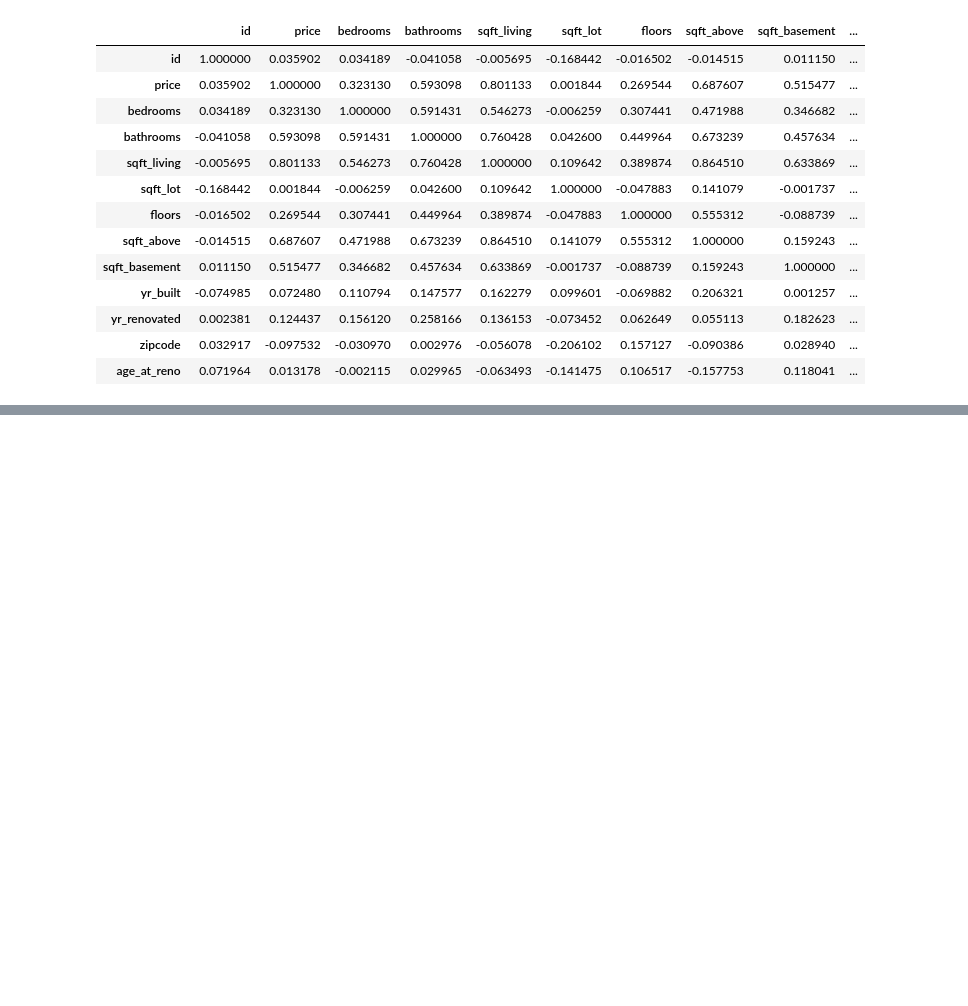
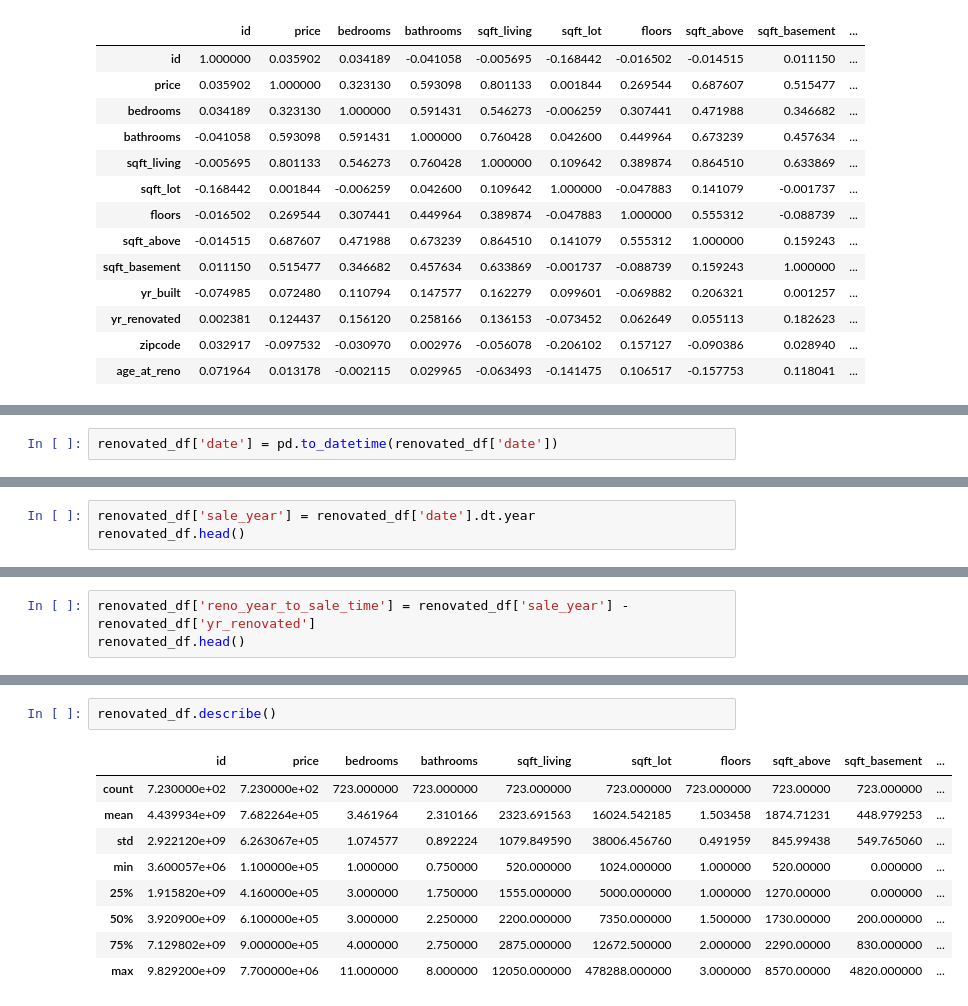
Before and after one commit to smashley-eakland/phase-2-project, a Jupyter notebook: GroupU_Project.ipynb, the cells around one changed output, grey strips where cells are left out. Saved outputs shown, nothing was run; the diff lists cells and outputs as text; blank space fills up the shorter version.

```diff
--- a/GroupU_Project.ipynb
+++ b/GroupU_Project.ipynb
@@ -300,0 +305,2 @@ renovated_df.corr()
+# %%
+renovated_df['date'] = pd.to_datetime(renovated_df['date'])
@@ -300,0 +325,3 @@ renovated_df.corr()
+# %%
+renovated_df['sale_year'] = renovated_df['date'].dt.year
+renovated_df.head()
@@ -300,0 +355,3 @@ renovated_df.corr()
+# %%
+renovated_df['reno_year_to_sale_time'] = renovated_df['sale_year'] - renovated_df['yr_renovated']
+renovated_df.head()
@@ -300,0 +365,12 @@ renovated_df.corr()
+# %%
+renovated_df.describe()
+# %% [output]
+|  | id | price | bedrooms | bathrooms | sqft_living | sqft_lot | floors | sqft_above | sqft_basement | ... |
+| count | 7.230000e+02 | 7.230000e+02 | 723.000000 | 723.000000 | 723.000000 | 723.000000 | 723.000000 | 723.00000 | 723.000000 | ... |
+| mean | 4.439934e+09 | 7.682264e+05 | 3.461964 | 2.310166 | 2323.691563 | 16024.542185 | 1.503458 | 1874.71231 | 448.979253 | ... |
+| std | 2.922120e+09 | 6.263067e+05 | 1.074577 | 0.892224 | 1079.849590 | 38006.456760 | 0.491959 | 845.99438 | 549.765060 | ... |
+| min | 3.600057e+06 | 1.100000e+05 | 1.000000 | 0.750000 | 520.000000 | 1024.000000 | 1.000000 | 520.00000 | 0.000000 | ... |
+| 25% | 1.915820e+09 | 4.160000e+05 | 3.000000 | 1.750000 | 1555.000000 | 5000.000000 | 1.000000 | 1270.00000 | 0.000000 | ... |
+| 50% | 3.920900e+09 | 6.100000e+05 | 3.000000 | 2.250000 | 2200.000000 | 7350.000000 | 1.500000 | 1730.00000 | 200.000000 | ... |
+| 75% | 7.129802e+09 | 9.000000e+05 | 4.000000 | 2.750000 | 2875.000000 | 12672.500000 | 2.000000 | 2290.00000 | 830.000000 | ... |
+| max | 9.829200e+09 | 7.700000e+06 | 11.000000 | 8.000000 | 12050.000000 | 478288.000000 | 3.000000 | 8570.00000 | 4820.000000 | ... |
```
Also changed, not shown: parts of 20 cells of this notebook.
